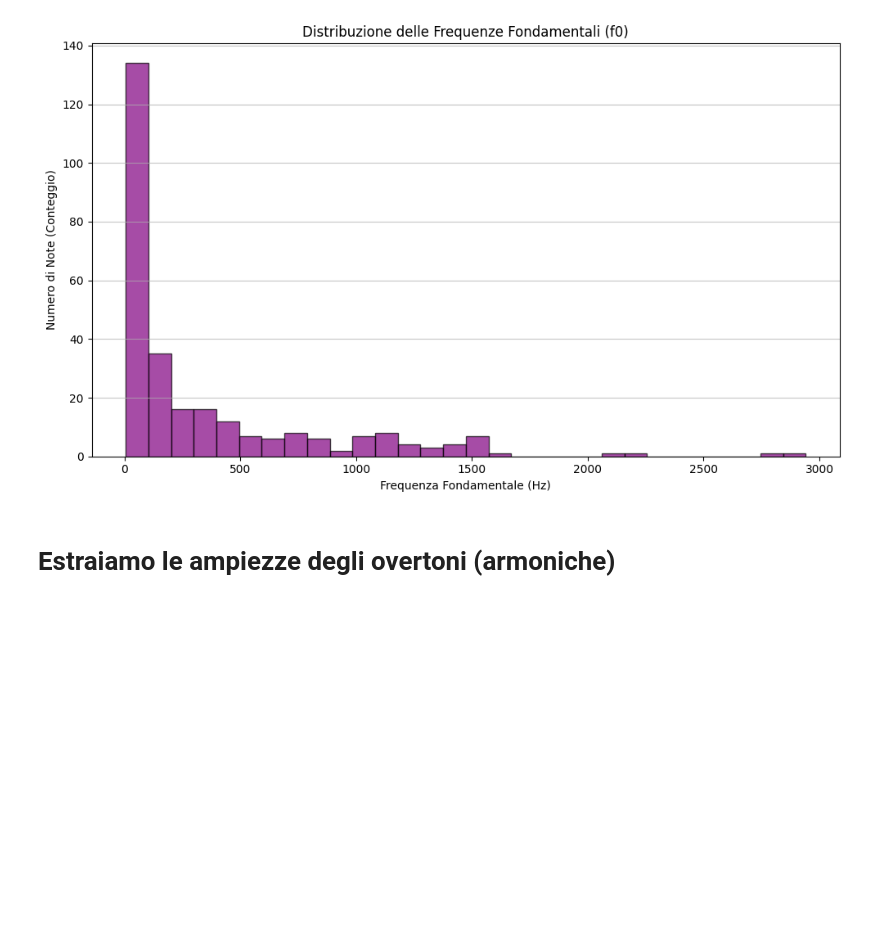
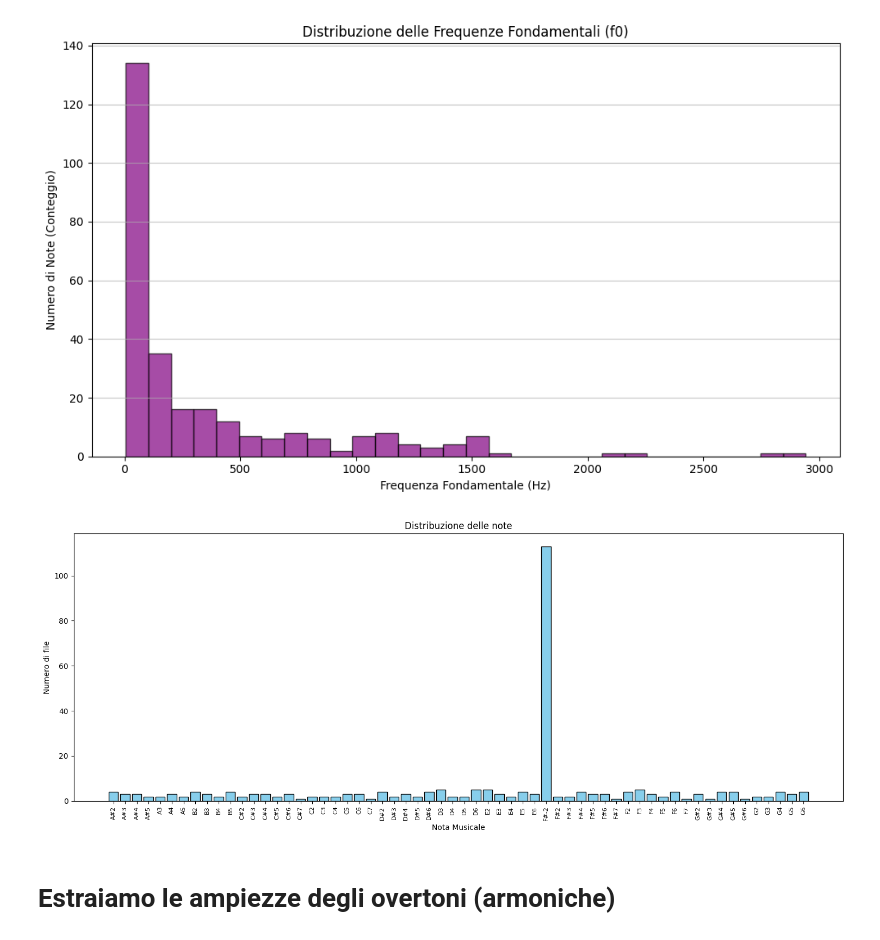
Before and after one commit to FrancescooParis/Machine-Learning-in-Acoustics, a Jupyter notebook: Acoustics.ipynb, the cells around one changed output. Drawn from its saved outputs; the diff is of its cells as text; code cells hidden in the pictures; blank space fills up the shorter version.

Commit message:
Peppos histo

```diff
--- a/Acoustics.ipynb
+++ b/Acoustics.ipynb
@@ -346,6 +346,35 @@ plt.show()
 # Potremmo anche colorare l'istogramma in base alla vicinanza alle frequenze di riferimento per evidenziare quali note sono più rappresentate.
 # %% [output]
 [figure]
+# %%
+f0_array = np.array(f0_values)
+# 1. Converti in numeri MIDI
+midi_notes = 69 + 12 * np.log2(f0_array / 440)
+# 2. Definisci i nomi delle note
+note_names = ['C', 'C#', 'D', 'D#', 'E', 'F', 'F#', 'G', 'G#', 'A', 'A#', 'B']
+# 3. Funzione per ottenere il nome con l'ottava (es. 60 -> C4)
+def midi_to_name(n):
+    n = int(round(n))
+    return f"{note_names[n % 12]}{n // 12 - 1}"
+
+# 4. Prepara i dati per l'istogramma
+labels = [midi_to_name(n) for n in midi_notes]
+unique_labels, counts = np.unique(labels,return_counts=True)
+
+# 1. Crea una figura molto larga (es. 15 pollici di larghezza, 6 di altezza)
+plt.figure(figsize=(15, 6))
+# 2. Crea il grafico a barre
+plt.bar(unique_labels, counts, color='skyblue', edgecolor='black')
+# 3. Configura le etichette dell'asse X
+plt.xticks( rotation=90, fontsize=8, ha='center')
+plt.xlabel('Nota Musicale')
+plt.ylabel('Numero di file')
+plt.title('Distribuzione delle note')
+# 4. Ottimizza i margini per non tagliare le etichette in basso
+plt.tight_layout()
+plt.show()
+# %% [output]
+[figure, added]
 # %% [markdown]
 # Estraiamo le ampiezze degli overtoni (armoniche)
 # %%
```
